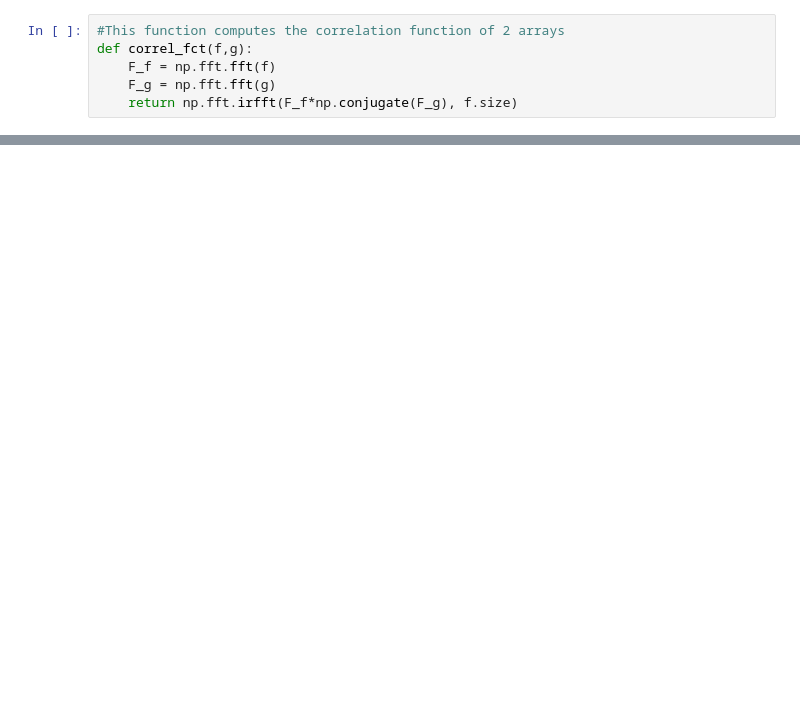
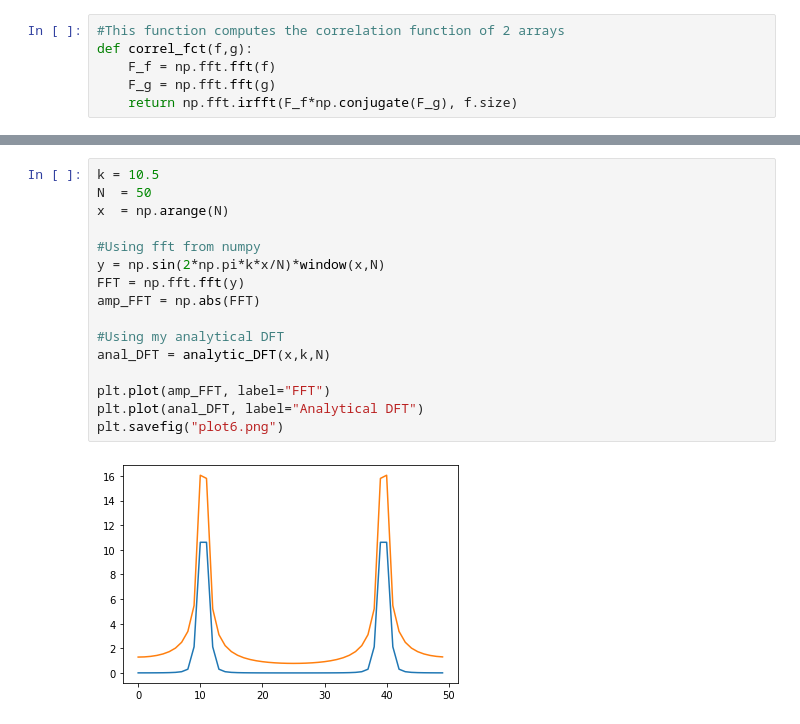
Before and after one commit to n-desjardins/phys512-2022, a Jupyter notebook: PSET6/pset6_notebook.ipynb, the cells around one changed output, grey strips where cells are left out. Drawn from its saved outputs; the diff is of its cells as text; blank space fills up the shorter version.

```diff
--- a/PSET6/pset6_notebook.ipynb
+++ b/PSET6/pset6_notebook.ipynb
@@ -124,0 +171,18 @@ array([ 3.00000000e+02,  3.36000000e+02,  3.72000000e+02,  4.08000000e+02,
+# %%
+k = 10.5
+N  = 50
+x  = np.arange(N)
+
+#Using fft from numpy
+y = np.sin(2*np.pi*k*x/N)*window(x,N)
+FFT = np.fft.fft(y)
+amp_FFT = np.abs(FFT)
+
+#Using my analytical DFT
+anal_DFT = analytic_DFT(x,k,N)
+
+plt.plot(amp_FFT, label="FFT")
+plt.plot(anal_DFT, label="Analytical DFT")
+plt.savefig("plot6.png")
+# %% [output]
+[figure, added]
```
Also changed, not shown: parts of 29 cells of this notebook, 11 other files.
